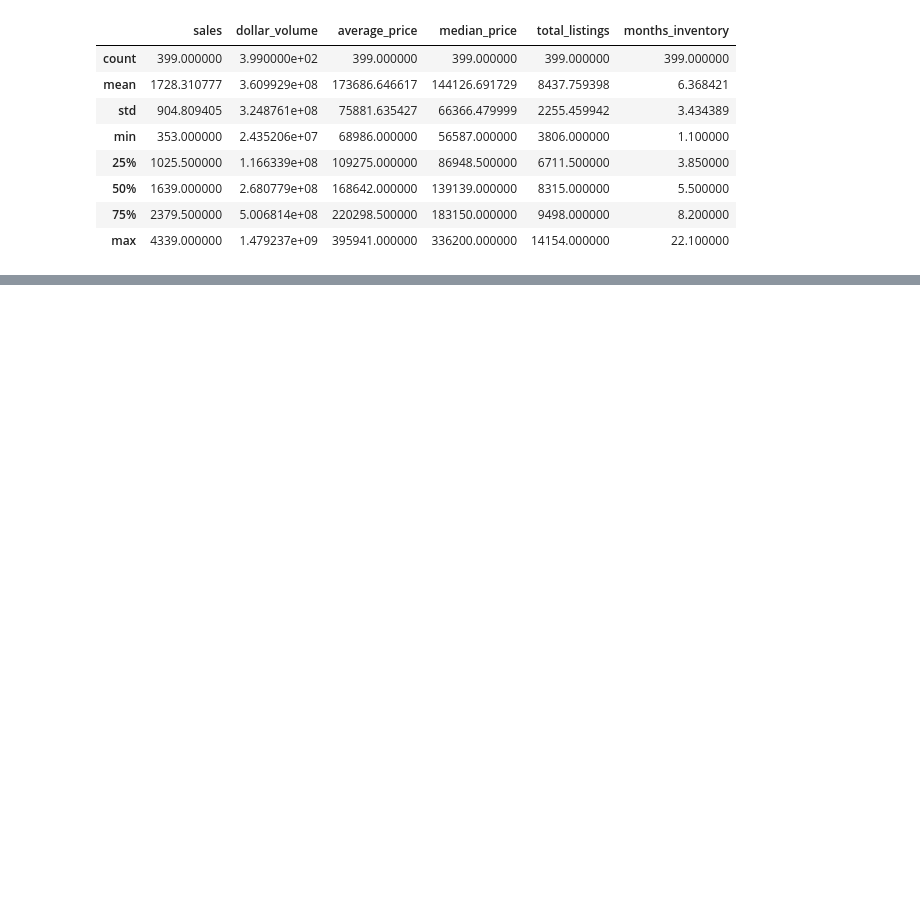
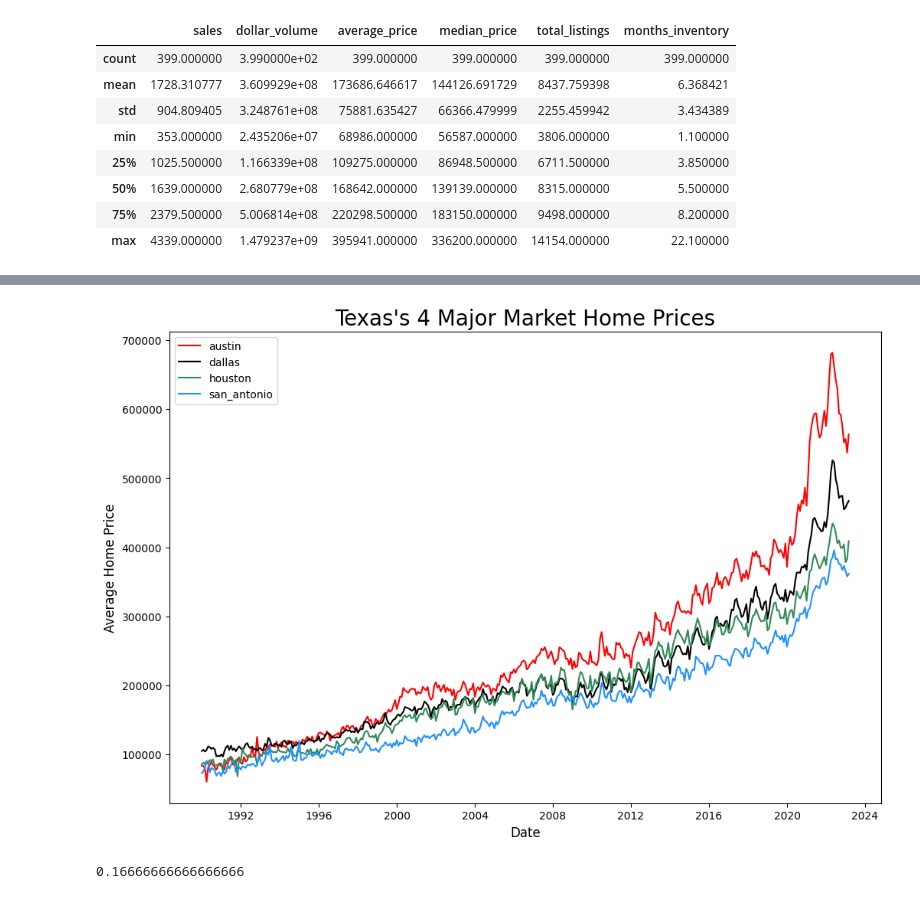
Before and after one commit to nicolas-angarita/texas_real_estate, a Jupyter notebook: explore_major_markets.ipynb, the cells around one changed output, grey strips where cells are left out. Drawn from its saved outputs; the diff is of its cells as text; code cells hidden in the pictures; blank space fills up the shorter version.

```diff
--- a/explore_major_markets.ipynb
+++ b/explore_major_markets.ipynb
@@ -145,0 +251,3 @@ monthly_sa.describe()
+# %%
+aus = time_df(mon_aus)
+aus
@@ -145,0 +269,6 @@ monthly_sa.describe()
+# %%
+dal = time_df(mon_dal)
+# %%
+hou = time_df(mon_hou)
+# %%
+df =pd.concat([aus['average_price'],dal['average_price'], hou['average_price'], monthly_sa['average_price']], axis=1, keys=['austin','dallas','houston', 'san_antonio'])
@@ -145,0 +296,18 @@ monthly_sa.describe()
+# %%
+plt.figure(figsize=(12,8))
+custom_palette = ["red",'black', "seagreen", "dodgerblue"]
+sns.lineplot(data=df, linestyle='-', palette=custom_palette, dashes=False)
+
+plt.title("Texas's 4 Major Market Home Prices", fontsize = 20)
+plt.xlabel('Date', fontsize = 12)
+plt.ylabel('Average Home Price', fontsize = 12)
+plt.xticks(fontsize= 10)
+plt.yticks(fontsize = 10)
+plt.legend(df.columns)
+plt.show()
+# %% [output]
+[figure, added]
+# %%
+(600-500)/600
+# %% [output]
+0.16666666666666666
```
Also changed, not shown: parts of 26 cells of this notebook.
